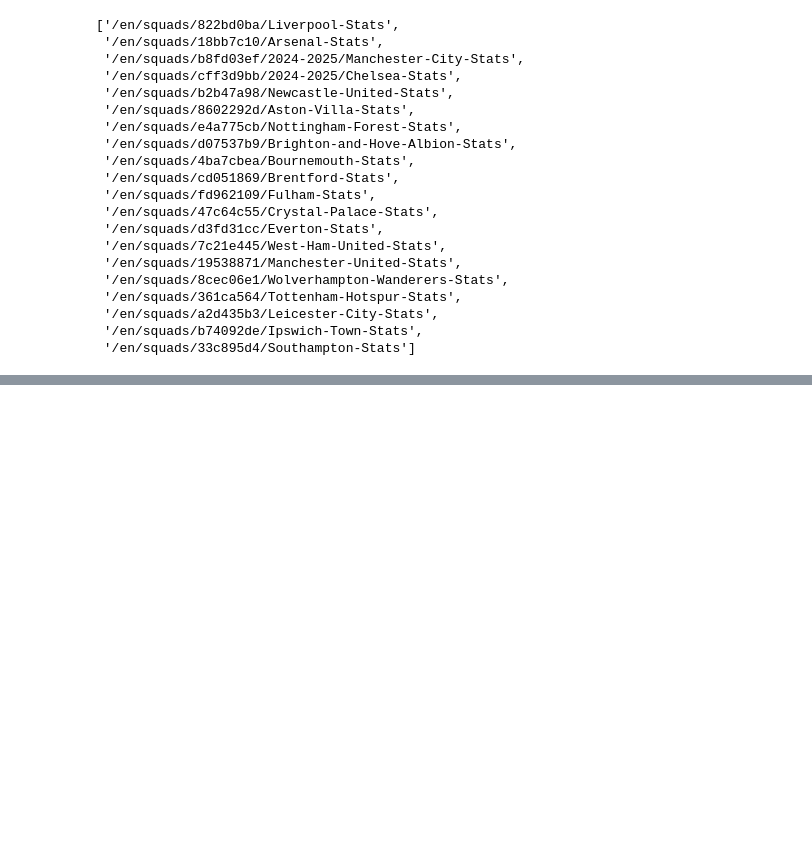
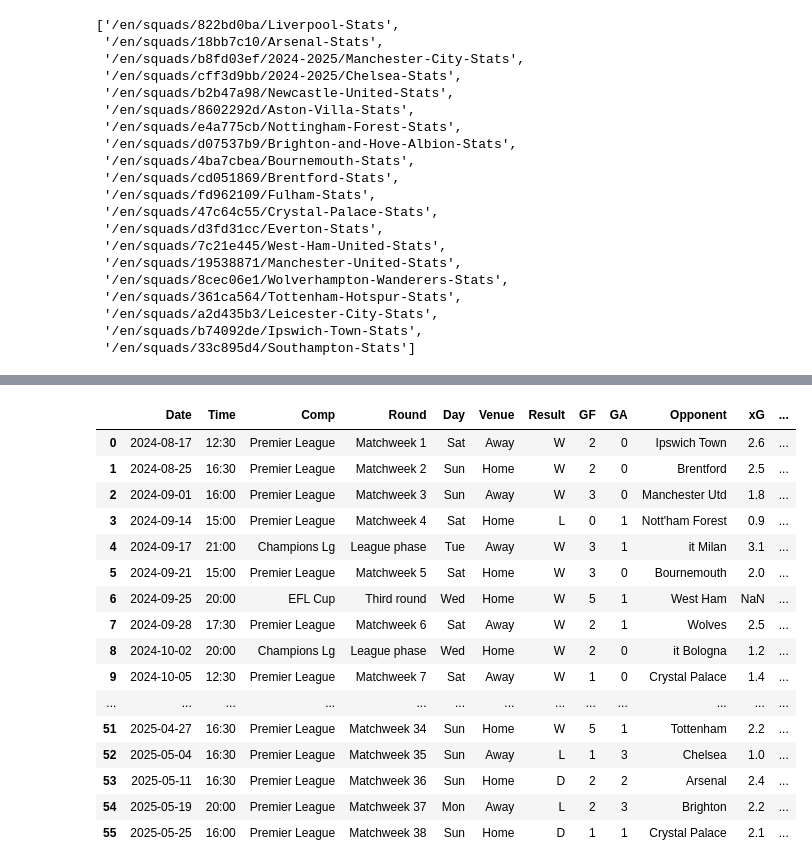
Before and after one commit to Morris-mk/Web_Scrapping_EPL, a Jupyter notebook: epl_scraping.ipynb, the cells around one changed output, grey strips where cells are left out. Drawn from its saved outputs; the diff is of its cells as text; code cells hidden in the pictures; blank space fills up the shorter version.

Commit message:
returned the first table

```diff
--- a/epl_scraping.ipynb
+++ b/epl_scraping.ipynb
@@ -121,6 +122,6 @@ links
  '/en/squads/33c895d4/Southampton-Stats']
 # %%
 # format the links accordingly(using https prefix to create absolute links)
-team_links = [f":/https/fbref.com{l}" for l in links]
+team_links = [f"https://fbref.com{l}" for l in links]
 team_links
 # %% [output]
@@ -148,0 +154,31 @@ Now that we have the links to the individual clubs statistics, get the data from
+# %%
+import cloudscraper
+# use cloudsscraper to scrape from the team_links
+team_link = team_links[0]
+
+# initialise the cloudscraper lib and scrape data from the link
+scraper = cloudscraper.create_scraper()
+
+response = scraper.get(team_link)
+# %%
+# find the scores and fixtures table using pandas
+table_sf = pd.read_html(response.text, match= 'Scores & Fixtures')
+table_sf[0]
+# %% [output]
+|  | Date | Time | Comp | Round | Day | Venue | Result | GF | GA | Opponent | xG | ... |
+| 0 | 2024-08-17 | 12:30 | Premier League | Matchweek 1 | Sat | Away | W | 2 | 0 | Ipswich Town | 2.6 | ... |
+| 1 | 2024-08-25 | 16:30 | Premier League | Matchweek 2 | Sun | Home | W | 2 | 0 | Brentford | 2.5 | ... |
+| 2 | 2024-09-01 | 16:00 | Premier League | Matchweek 3 | Sun | Away | W | 3 | 0 | Manchester Utd | 1.8 | ... |
+| 3 | 2024-09-14 | 15:00 | Premier League | Matchweek 4 | Sat | Home | L | 0 | 1 | Nott'ham Forest | 0.9 | ... |
+| 4 | 2024-09-17 | 21:00 | Champions Lg | League phase | Tue | Away | W | 3 | 1 | it Milan | 3.1 | ... |
+| 5 | 2024-09-21 | 15:00 | Premier League | Matchweek 5 | Sat | Home | W | 3 | 0 | Bournemouth | 2.0 | ... |
+| 6 | 2024-09-25 | 20:00 | EFL Cup | Third round | Wed | Home | W | 5 | 1 | West Ham | NaN | ... |
+| 7 | 2024-09-28 | 17:30 | Premier League | Matchweek 6 | Sat | Away | W | 2 | 1 | Wolves | 2.5 | ... |
+| 8 | 2024-10-02 | 20:00 | Champions Lg | League phase | Wed | Home | W | 2 | 0 | it Bologna | 1.2 | ... |
+| 9 | 2024-10-05 | 12:30 | Premier League | Matchweek 7 | Sat | Away | W | 1 | 0 | Crystal Palace | 1.4 | ... |
+| ... | ... | ... | ... | ... | ... | ... | ... | ... | ... | ... | ... | ... |
+| 51 | 2025-04-27 | 16:30 | Premier League | Matchweek 34 | Sun | Home | W | 5 | 1 | Tottenham | 2.2 | ... |
+| 52 | 2025-05-04 | 16:30 | Premier League | Matchweek 35 | Sun | Away | L | 1 | 3 | Chelsea | 1.0 | ... |
+| 53 | 2025-05-11 | 16:30 | Premier League | Matchweek 36 | Sun | Home | D | 2 | 2 | Arsenal | 2.4 | ... |
+| 54 | 2025-05-19 | 20:00 | Premier League | Matchweek 37 | Mon | Away | L | 2 | 3 | Brighton | 2.2 | ... |
+| 55 | 2025-05-25 | 16:00 | Premier League | Matchweek 38 | Sun | Home | D | 1 | 1 | Crystal Palace | 2.1 | ... |
```
Also changed, not shown: parts of 6 cells of this notebook.
